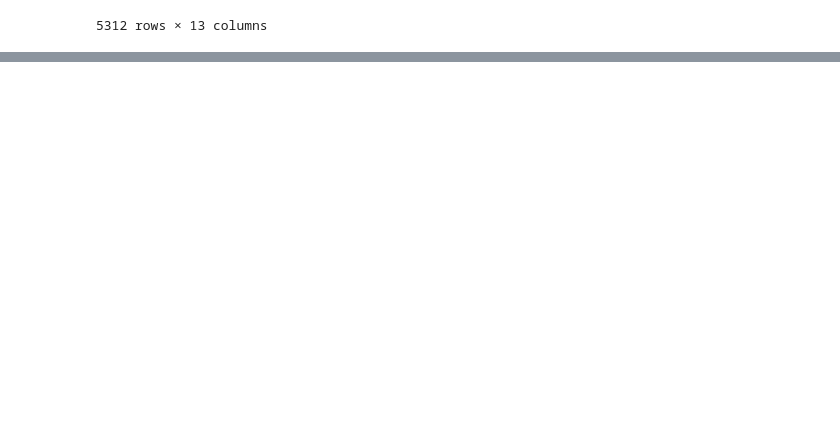
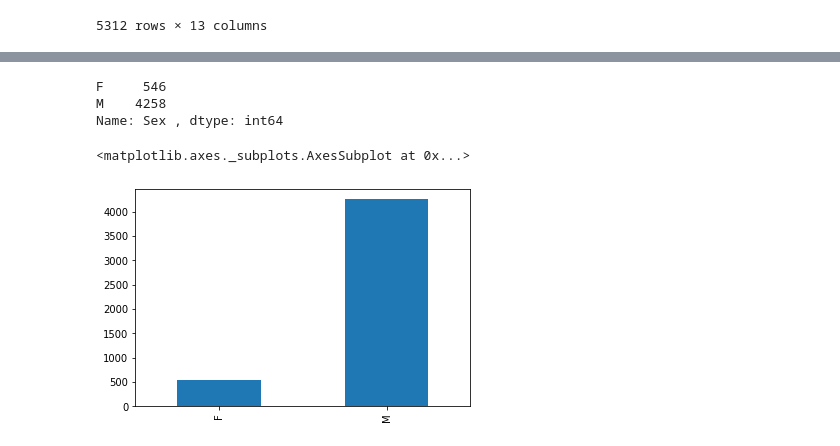
Before and after one commit to blancalluch/Pandas-project, a Jupyter notebook: Manipulation-DataSet.ipynb, the cells around one changed output, grey strips where cells are left out. Drawn from its saved outputs; the diff is of its cells as text; code cells hidden in the pictures; blank space fills up the shorter version.

```diff
--- a/Manipulation-DataSet.ipynb
+++ b/Manipulation-DataSet.ipynb
@@ -102,0 +60,14 @@ TypeError: no numeric data to plot
+# %%
+'''Número de ataques a mujeres y a hombres.'''
+g_values = df2["Sex "].value_counts().sort_values()
+g_values_filter = g_values[["F","M"]]
+g_values
+display(g_values_filter)
+
+g_values_filter.plot.bar()
+# %% [output]
+F     546
+M    4258
+Name: Sex , dtype: int64
+<matplotlib.axes._subplots.AxesSubplot at 0x...>
+[figure, added]
```
Also changed, not shown: parts of 11 cells of this notebook, 1 other file.
